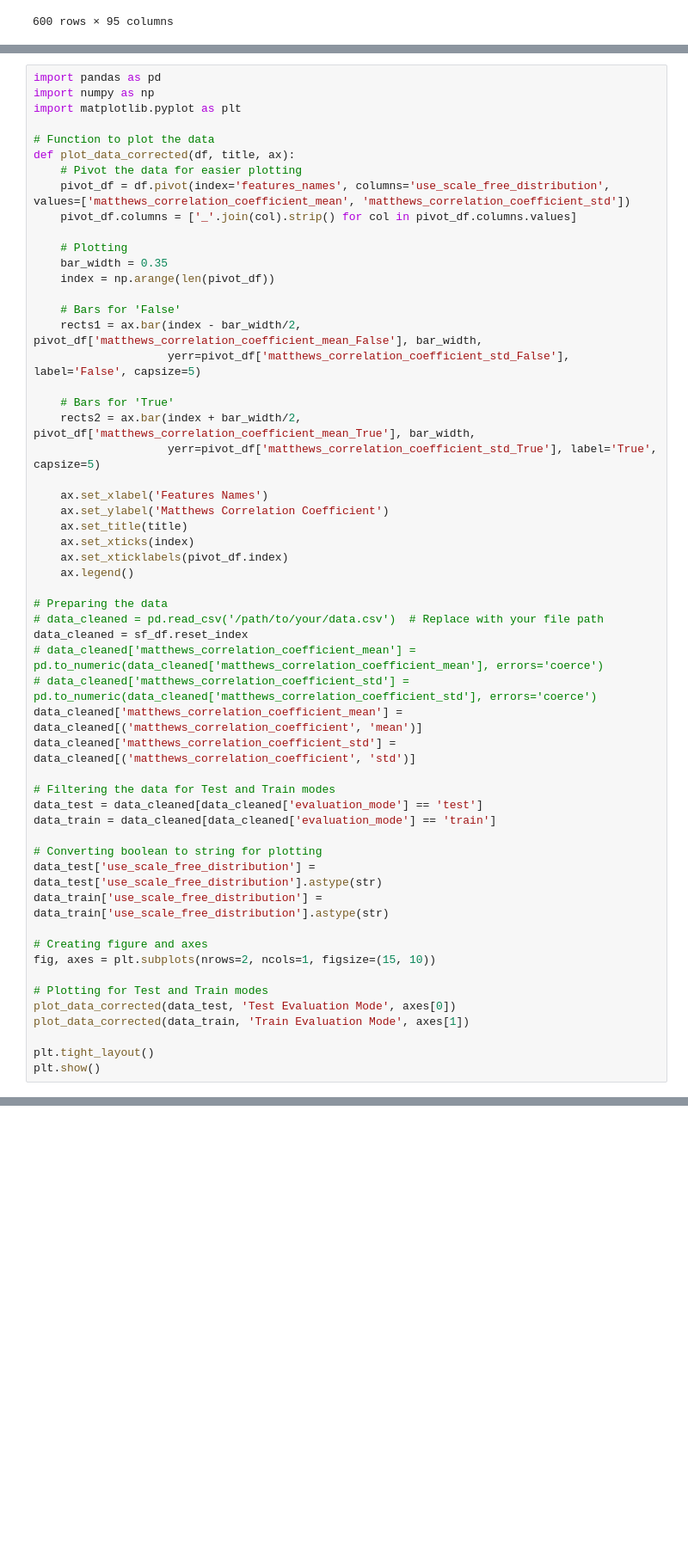
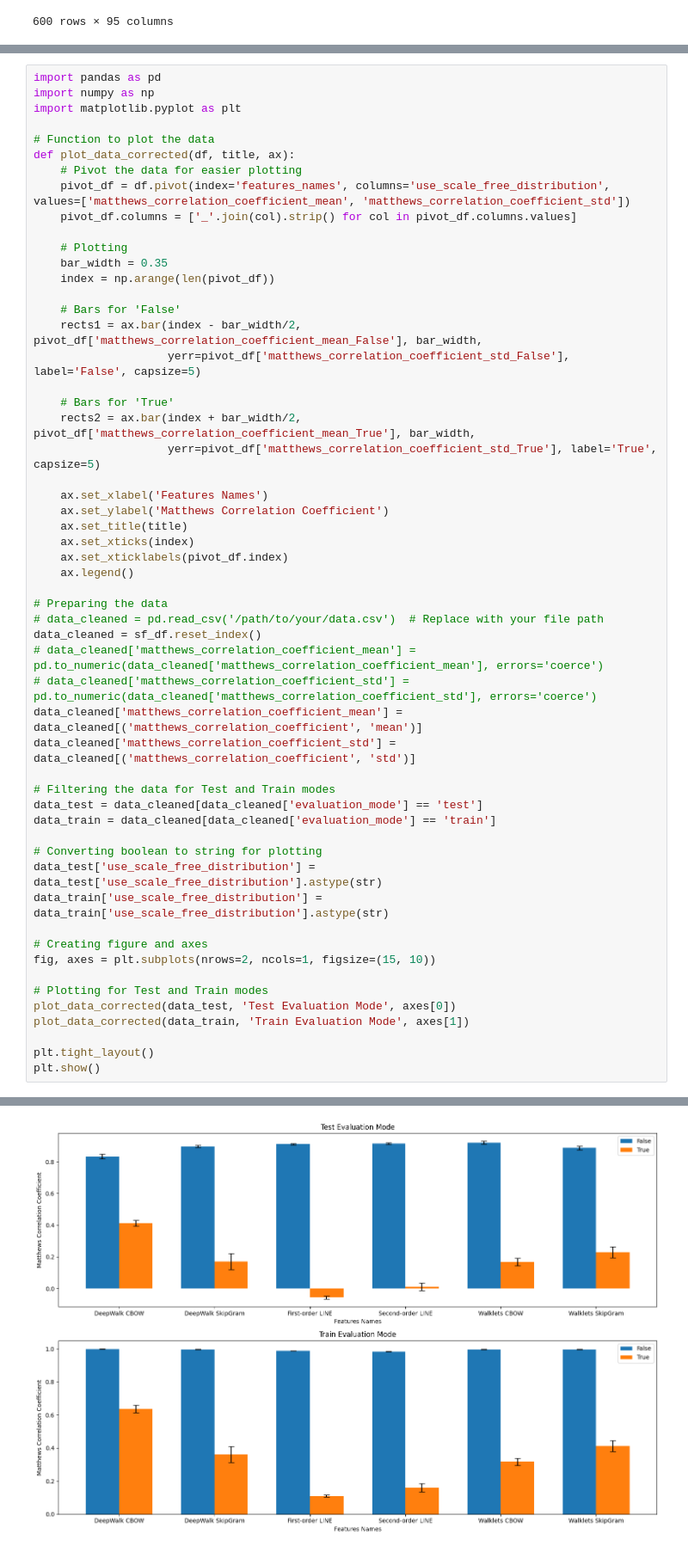
Before and after one commit to justaddcoffee/dans_kg_idg, a Jupyter notebook: dans_kg_idg.ipynb, the cells around one changed output, grey strips where cells are left out. Shown at 86% size. Saved outputs shown, nothing was run; the diff lists cells and outputs as text; blank space fills up the shorter version.

```diff
--- a/dans_kg_idg.ipynb
+++ b/dans_kg_idg.ipynb
@@ -319,7 +319,7 @@ def plot_data_corrected(df, title, ax):
 
 # Preparing the data
 # data_cleaned = pd.read_csv('/path/to/your/data.csv')  # Replace with your file path
-data_cleaned = sf_df.reset_index
+data_cleaned = sf_df.reset_index()
 # data_cleaned['matthews_correlation_coefficient_mean'] = pd.to_numeric(data_cleaned['matthews_correlation_coefficient_mean'], errors='coerce')
 # data_cleaned['matthews_correlation_coefficient_std'] = pd.to_numeric(data_cleaned['matthews_correlation_coefficient_std'], errors='coerce')
 data_cleaned['matthews_correlation_coefficient_mean'] = data_cleaned[('matthews_correlation_coefficient', 'mean')]
@@ -346,0 +356 @@ KeyError: 'evaluation_mode'
+[figure, added]
```
Also changed, not shown: parts of 1 cell of this notebook.
